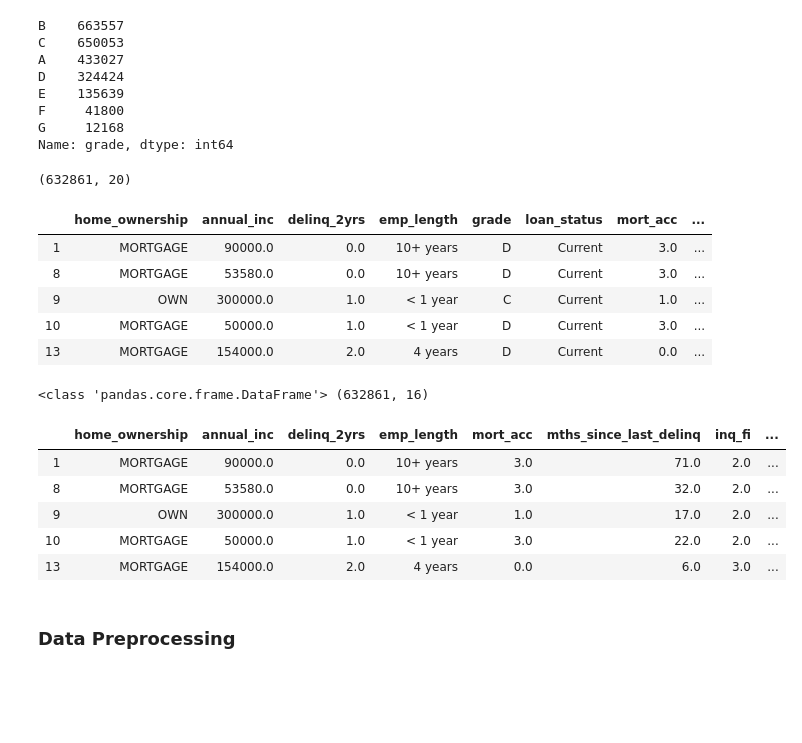
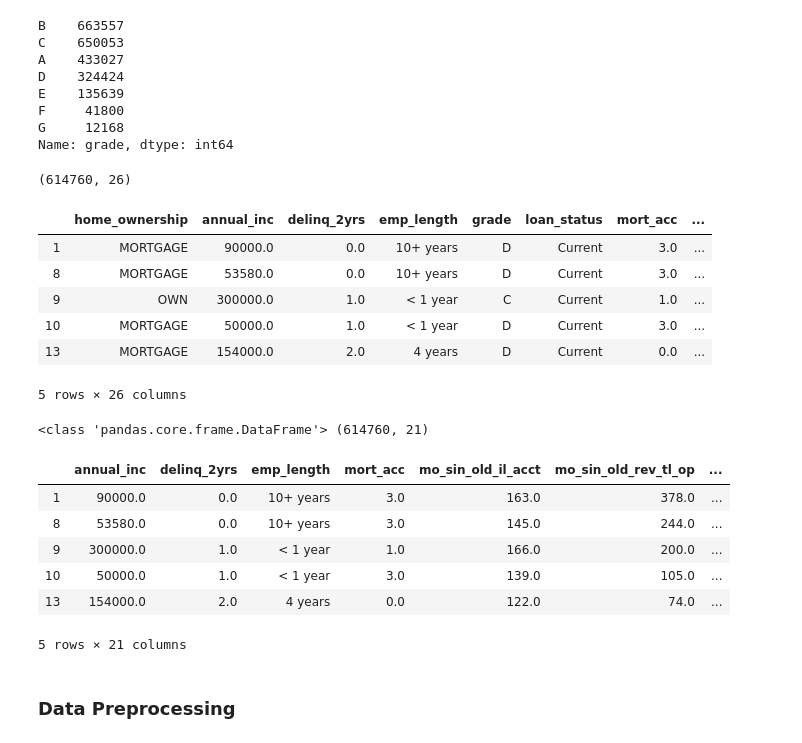
Before and after one commit to wendyfyx/lc_risk_analysis, a Jupyter notebook: ml_project.ipynb, the cells around one changed output. Drawn from its saved outputs; the diff is of its cells as text; code cells hidden in the pictures; blank space fills up the shorter version.

```diff
--- a/ml_project.ipynb
+++ b/ml_project.ipynb
@@ -99,31 +99,34 @@ G     12168
 Name: grade, dtype: int64
 # %%
 df = loan_df[['home_ownership','annual_inc','delinq_2yrs','emp_length','grade','loan_status','mort_acc',
-         'mths_since_last_delinq','inq_fi','open_acc','pub_rec','pub_rec_bankruptcies','revol_util',
-         'sub_grade','addr_state','total_acc','int_rate','total_rev_hi_lim', 'total_bal_il','dti']].dropna()
+              'mo_sin_old_il_acct', 'mo_sin_old_rev_tl_op', 'mths_since_last_delinq','inq_fi','open_acc',
+              'pub_rec','pub_rec_bankruptcies','revol_util','sub_grade','total_acc','int_rate',
+              'total_rev_hi_lim', 'total_bal_il','tot_cur_bal','dti', 'total_bc_limit',
+              'total_cu_tl','pct_tl_nvr_dlq','percent_bc_gt_75']].dropna()
 print(df.shape)
 df.head()
 # %% [output]
-(632861, 20)
+(614760, 26)
 |  | home_ownership | annual_inc | delinq_2yrs | emp_length | grade | loan_status | mort_acc | ... |
 | 1 | MORTGAGE | 90000.0 | 0.0 | 10+ years | D | Current | 3.0 | ... |
 | 8 | MORTGAGE | 53580.0 | 0.0 | 10+ years | D | Current | 3.0 | ... |
 | 9 | OWN | 300000.0 | 1.0 | < 1 year | C | Current | 1.0 | ... |
 | 10 | MORTGAGE | 50000.0 | 1.0 | < 1 year | D | Current | 3.0 | ... |
 | 13 | MORTGAGE | 154000.0 | 2.0 | 4 years | D | Current | 0.0 | ... |
+5 rows × 26 columns
 # %%
 # Get X and y dataframes
-
-X = df.drop(['loan_status', 'grade','sub_grade','int_rate'], axis=1)
-print(type(X), X.shape)
-X.head()
+df0 = df.drop(['loan_status','grade','sub_grade','int_rate','home_ownership'], axis=1)
+print(type(df0), df0.shape)
+df0.head()
 # %% [output]
-<class 'pandas.core.frame.DataFrame'> (632861, 16)
+<class 'pandas.core.frame.DataFrame'> (614760, 21)
-|  | home_ownership | annual_inc | delinq_2yrs | emp_length | mort_acc | mths_since_last_delinq | inq_fi | ... |
-| 1 | MORTGAGE | 90000.0 | 0.0 | 10+ years | 3.0 | 71.0 | 2.0 | ... |
-| 8 | MORTGAGE | 53580.0 | 0.0 | 10+ years | 3.0 | 32.0 | 2.0 | ... |
-| 9 | OWN | 300000.0 | 1.0 | < 1 year | 1.0 | 17.0 | 2.0 | ... |
-| 10 | MORTGAGE | 50000.0 | 1.0 | < 1 year | 3.0 | 22.0 | 2.0 | ... |
-| 13 | MORTGAGE | 154000.0 | 2.0 | 4 years | 0.0 | 6.0 | 3.0 | ... |
+|  | annual_inc | delinq_2yrs | emp_length | mort_acc | mo_sin_old_il_acct | mo_sin_old_rev_tl_op | ... |
+| 1 | 90000.0 | 0.0 | 10+ years | 3.0 | 163.0 | 378.0 | ... |
+| 8 | 53580.0 | 0.0 | 10+ years | 3.0 | 145.0 | 244.0 | ... |
+| 9 | 300000.0 | 1.0 | < 1 year | 1.0 | 166.0 | 200.0 | ... |
+| 10 | 50000.0 | 1.0 | < 1 year | 3.0 | 139.0 | 105.0 | ... |
+| 13 | 154000.0 | 2.0 | 4 years | 0.0 | 122.0 | 74.0 | ... |
+5 rows × 21 columns
 # %% [markdown]
 ### Data Preprocessing
```
Also changed, not shown: parts of 31 cells of this notebook.
